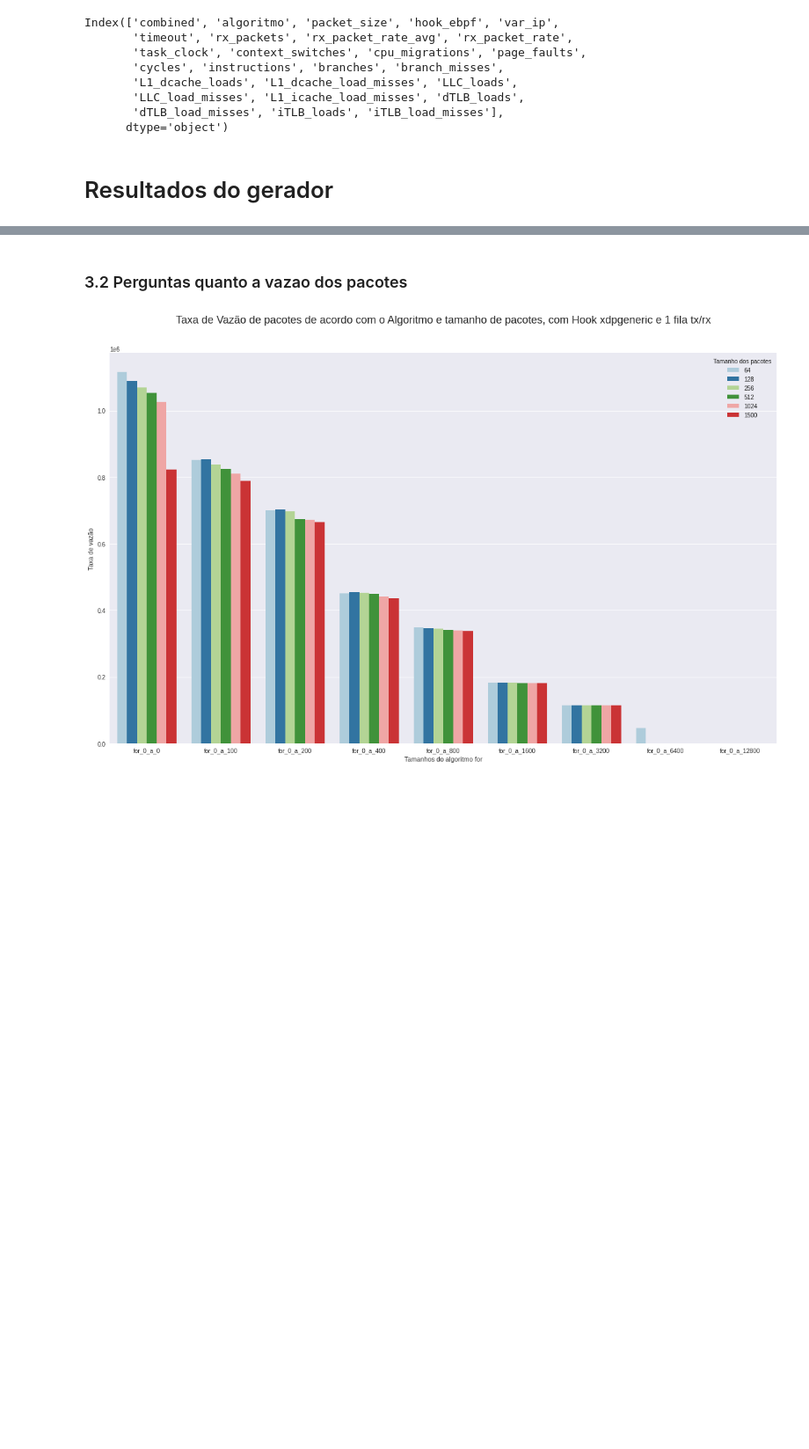
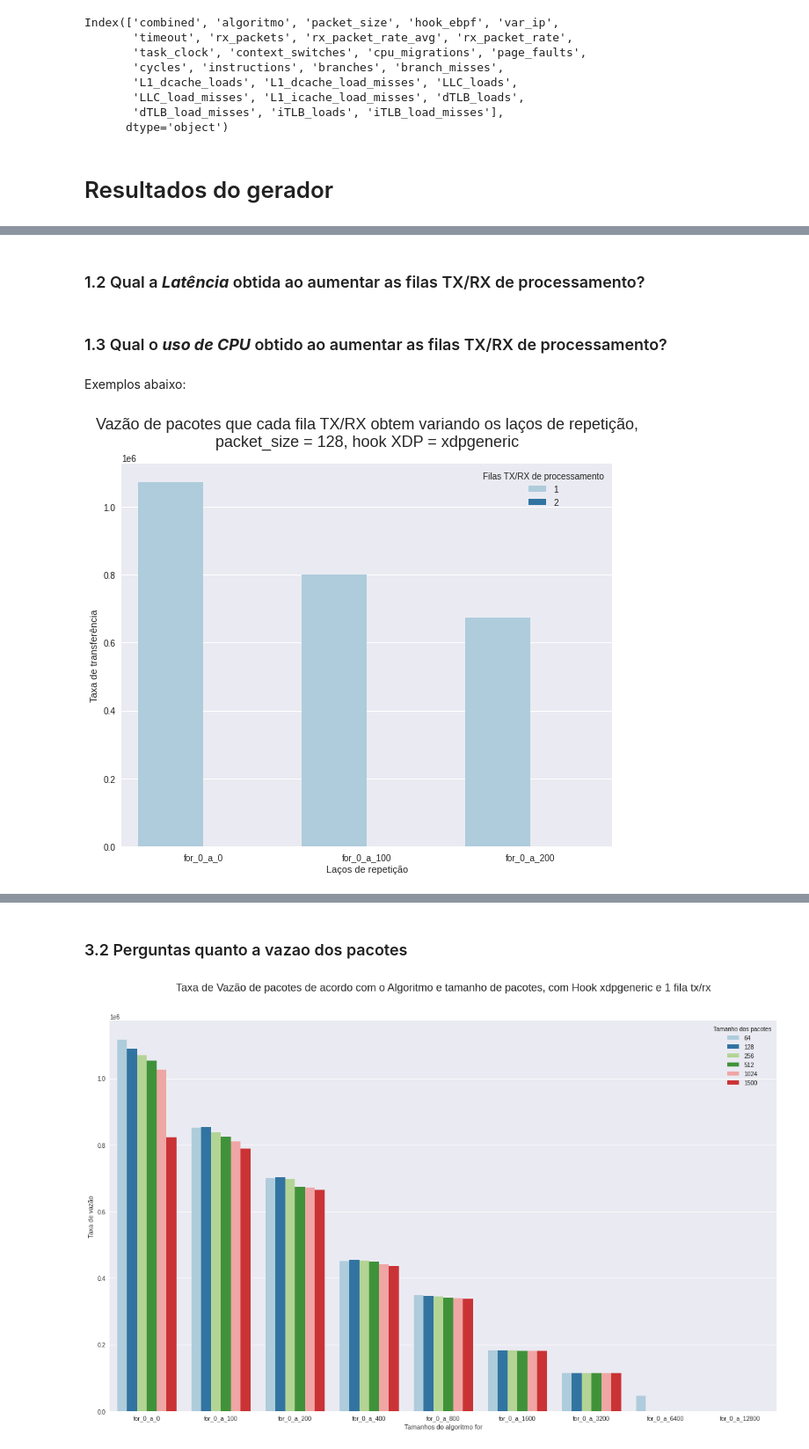
Before and after one commit to igor-capeletti/tcc_eBPF_XDP, a Jupyter notebook: scripts/python/gera_graficos_resultados.ipynb, the cells around one changed output, grey strips where cells are left out. Shown at 88% size. Drawn from its saved outputs; the diff is of its cells as text; code cells hidden in the pictures; blank space fills up the shorter version.

```diff
--- a/scripts/python/gera_graficos_resultados.ipynb
+++ b/scripts/python/gera_graficos_resultados.ipynb
@@ -193,0 +124,29 @@ save_image.savefig(f'{raiz}/pergunta1_combined{it_combined}_hook_{it_hook_ebpf}.
+# %% [markdown]
+### 1.2 Qual a ***Latência*** obtida ao aumentar as filas TX/RX de processamento?
+# %% [markdown]
+### 1.3 Qual o ***uso de CPU*** obtido ao aumentar as filas TX/RX de processamento?
+# %% [markdown]
+Exemplos abaixo:
+# %%
+packet_size=128
+hook_ebpf= 'xdpgeneric'
+
+eixo_x= 'algoritmo'
+eixo_y= 'rx_packet_rate'
+hue= 'combined'
+
+plt.rc('figure', figsize=(10, 8))
+df_pergunta1= df[df.packet_size == packet_size]
+df_pergunta1= df_pergunta1[df_pergunta1.hook_ebpf == hook_ebpf]
+df_pergunta1= df_pergunta1.sort_values(by=[hue,eixo_x], ascending=True)
+df_pergunta1= df_pergunta1[[eixo_x, eixo_y, hue]]
+
+ax = sns.barplot(y=eixo_y, x=eixo_x, hue=hue, data=df_pergunta1, palette='Paired');
+ax.set_title(f'Vazão de pacotes que cada fila TX/RX obtem variando os laços de repetição,\npacket_size = {packet_size}, hook XDP = {hook_ebpf}', fontsize=18, pad=20);
+ax.set_ylabel('Taxa de transferência')
+ax.set_xlabel("Laços de repetição")
+ax.legend(title = 'Filas TX/RX de processamento')
+save_image= ax.get_figure()
+save_image.savefig(f'{raiz}/barra_dif_combined_para_dif_algoritmo@packet_size_{packet_size}_hook_ebpf_{hook_ebpf}{format_imagens}')
+# %% [output]
+[figure, added]
```
Also changed, not shown: parts of 35 cells of this notebook.
